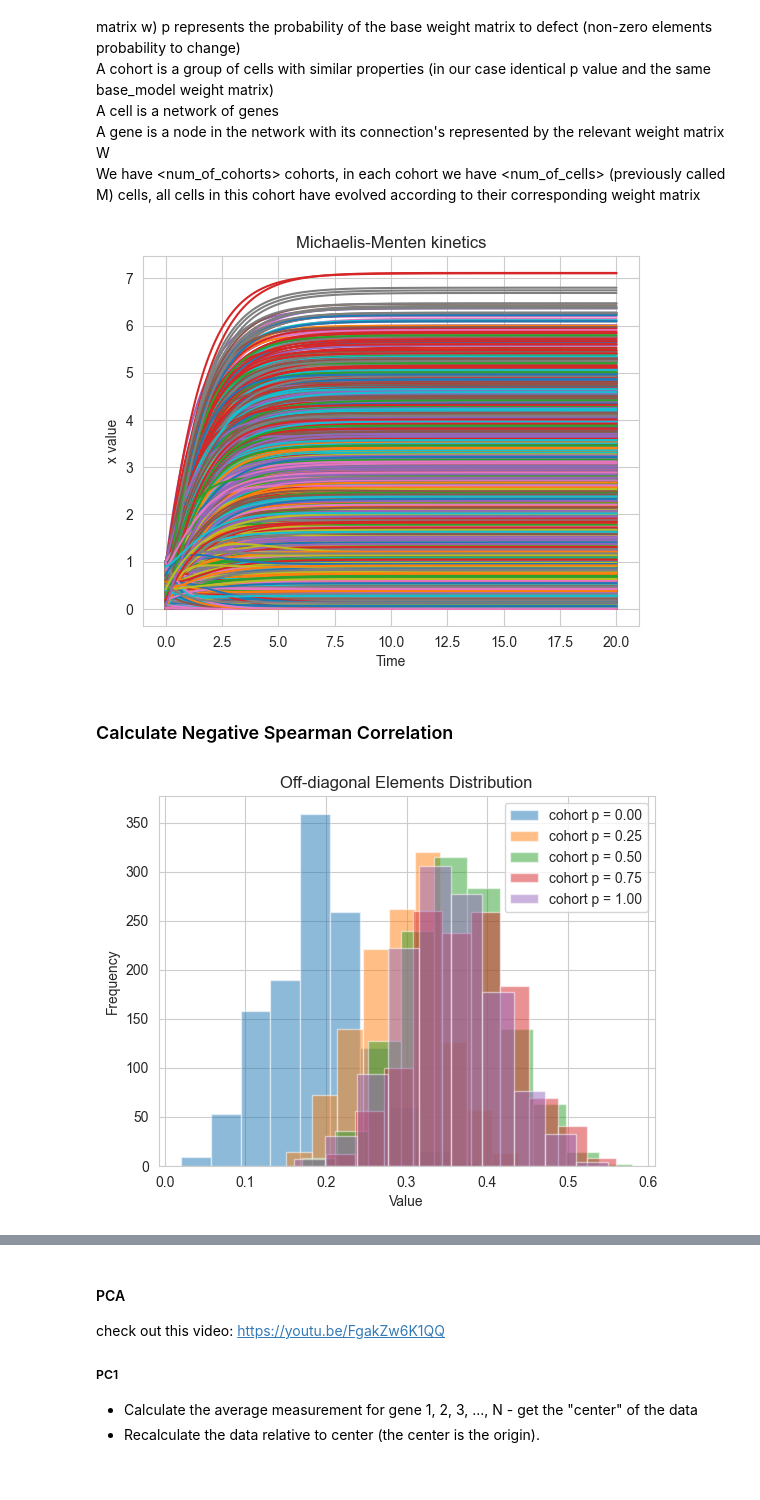
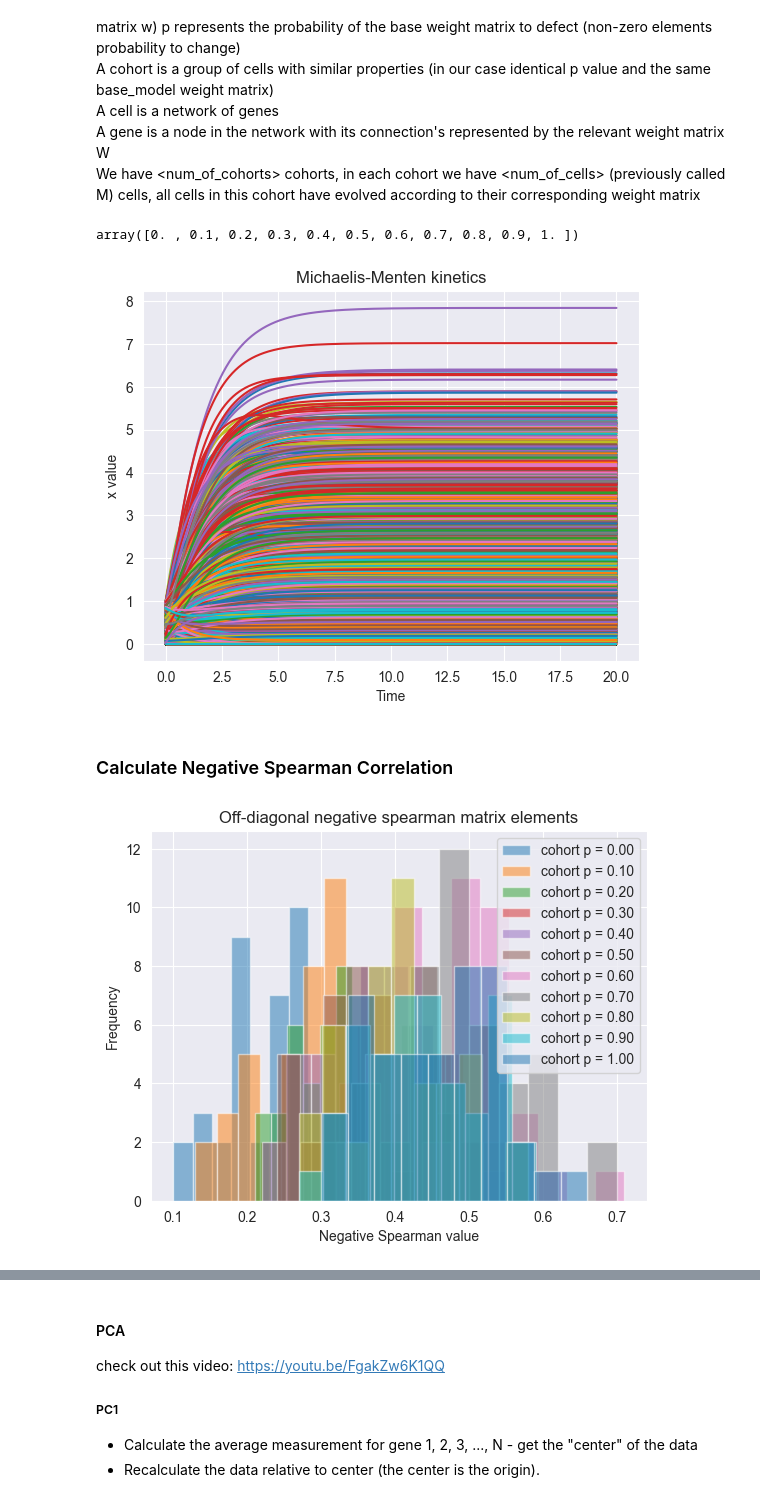
Before and after one commit to GalD101/GCL_Tool_BIU, a Jupyter notebook: Python/synthetic_data.ipynb, the cells around one changed output, grey strips where cells are left out. Saved outputs shown, nothing was run; the diff lists cells and outputs as text; code cells hidden in the pictures.

Commit message:
stage 1 is finished. making sure the gcl decreases as p grows. (run with N=200 and num_of_cells=100 during the night to get accurate results)

```diff
--- a/Python/synthetic_data.ipynb
+++ b/Python/synthetic_data.ipynb
@@ -32,13 +36,16 @@ $$
 $$
 # %%
 # Set up the system of ODEs
-def ode_system(t, x, W, B):
+def ode_system(t, x, W, B, zero_mask):
     n = len(x)  # Get the number of elements in the state vector
     derivative_vector = np.zeros(n)  # Initialize the derivative vector (set zeros as default)
     for i in range(n):  # Loop over each element in the state vector
         # Compute the sum term for the i-th element according to the formula given in the paper
         sum_term = sum(W[i, j] * (x[j] / (1 + x[j])) for j in range(n) if j != i)
         derivative_vector[i] = -B * x[i] + sum_term
+    # Set the derivative of the zeroed genes to 0
+    for z in zero_mask:
+        derivative_vector[z] = 0
     return derivative_vector
 # %% [markdown]
 N represents # of genes in each cell
@@ -51,12 +58,12 @@ We have <num_of_cohorts> cohorts, in each cohort we have <num_of_cells> (previou
 # %%
 # Initialize parameters
 N = 100  # Number of genes in a cell
-num_of_cells = 50  #100  # (M) Number of cells in each cohort = # of defects matrices
+num_of_cells = 10  #100  # (M) Number of cells in each cohort = # of defects matrices
 avg_deg = 3  # Average # of non-zero elements in the matrix W
 
 decide = lambda x: np.random.random() < x
 q = 2  # Affects the range of the random numbers generated
-probability_spacing = 0.25  #0.05
+probability_spacing = 0.1  #0.05
 # I use the probability_spacing in order to determine the # of cohorts since if i would do that the other way around (which makes more sense), I will get floating point errors
 num_of_cohorts = int(1 / probability_spacing) + 1
 p = np.linspace(0, 1, num_of_cohorts)  # probability to create a defect
@@ -69,6 +76,10 @@ initial_conditions = [[np.random.rand(N) for _ in range(num_of_cells)] for __ in
 num_of_time_stamps = 1000  # Perhaps this is unnecessary for solve_ivp (t_eval is optional)
 t_final = 20  # How will I know that 20 is enough to reach a steady state?
 t = np.linspace(0, t_final, num_of_time_stamps)
+# %%
+p
+# %% [output]
+array([0. , 0.1, 0.2, 0.3, 0.4, 0.5, 0.6, 0.7, 0.8, 0.9, 1. ])
 # %%
 for cohort_index in range(num_of_cohorts):
     # For each cohort (group of <num_of_cells> cells), create a system of <num_of_cells> w defect matrices
@@ -99,12 +110,19 @@ results = [[np.zeros((num_of_time_stamps, N)) for _ in range(num_of_cells)] for
 # results[cohort index][defect index][(row, column)] - rows represents timestamps, columns represent gene index
 
 # Solve the ODEs for each cell in each cohort (num_of_cells X num_of_cohorts systems of ODE's (each system has N (num_of_genes) ode's)) and the corresponding initial conditions for the cells
-B = 1  #np.random.uniform(0, q)
+B = 1  #np.random.uniform(0.8, 1.2)
 for cohort_index in range(num_of_cohorts):
     for defect_index in range(num_of_cells):
+        # Before computing the results, make 5 of the genes in each cohort in every cell 0 and stay 0. This will create "chain reactions" in the network when solving the ode system
+        zero_mask = []
+        num_of_zero_genes = 5
+        for _ in range(num_of_zero_genes):
+            gene_index = np.random.randint(0, N - 1)
+            initial_conditions[cohort_index][defect_index][gene_index] = 0
+            zero_mask.append(gene_index)
         results[cohort_index][defect_index] = \
             solve_ivp(ode_system, [t[0], t[-1]], initial_conditions[cohort_index][defect_index],
-                      args=(W[cohort_index][defect_index], B), t_eval=t)[
+                      args=(W[cohort_index][defect_index], B, zero_mask), t_eval=t)[
                 "y"].T  # Transpose the solution so that rows = timestamps and columns = gene index
 # %%
 # Plot the results
@@ -117,7 +135,7 @@ plt.ylabel('x value')
 plt.title('Michaelis-Menten kinetics')
 plt.show()
 # %% [output]
-[figure, old version]
+[figure, new version]
 # %%
 steady_state = np.zeros((num_of_cohorts, N, num_of_cells))
 # steady_state[cohort index, gene index, cell index]
@@ -126,14 +144,6 @@ for cohort_j in range(num_of_cohorts):
     for cell_index in range(num_of_cells):
         steady_state[cohort_j, :, cell_index] = results[cohort_j][cell_index][
             -1]  # Get the last row (final time) of the cell (the steady state)
-# %%
-# Change 5 random genes in each cell in each cohort to 0
-num_of_zero_genes = 5
-for cohort_index in range(num_of_cohorts):
-    for cell_index in range(num_of_cells):
-        for _ in range(num_of_zero_genes):
-            gene_index = np.random.randint(0, N - 1)
-            steady_state[cohort_index, gene_index, cell_index] = 0
 # %% [markdown]
 ### Calculate Negative Spearman Correlation
 # %%
@@ -155,20 +166,14 @@ off_diagonal_elements = [np.round(element, decimals=2) for element in off_diagon
 # %%
 # Plot the off-diagonal elements distribution
 for cohort_index in range(num_of_cohorts):
     plt.hist(off_diagonal_elements[cohort_index], alpha=0.5, label='cohort p = {:.2f}'.format(p[cohort_index]))
 
-# Add title and labels
-plt.title('Off-diagonal Elements Distribution')
-plt.xlabel('Value')
+plt.title('Off-diagonal negative spearman matrix elements')  # (matrix is symmetric)
+plt.xlabel('Negative Spearman value')
 plt.ylabel('Frequency')
 
-# Add legend
 plt.legend()
-
-# Show grid
 plt.grid(True)
-
-# Display the plot
 plt.show()
 # %% [output]
-[figure, old version]
+[figure, new version]
```
Also changed, not shown: parts of 9 cells of this notebook.
